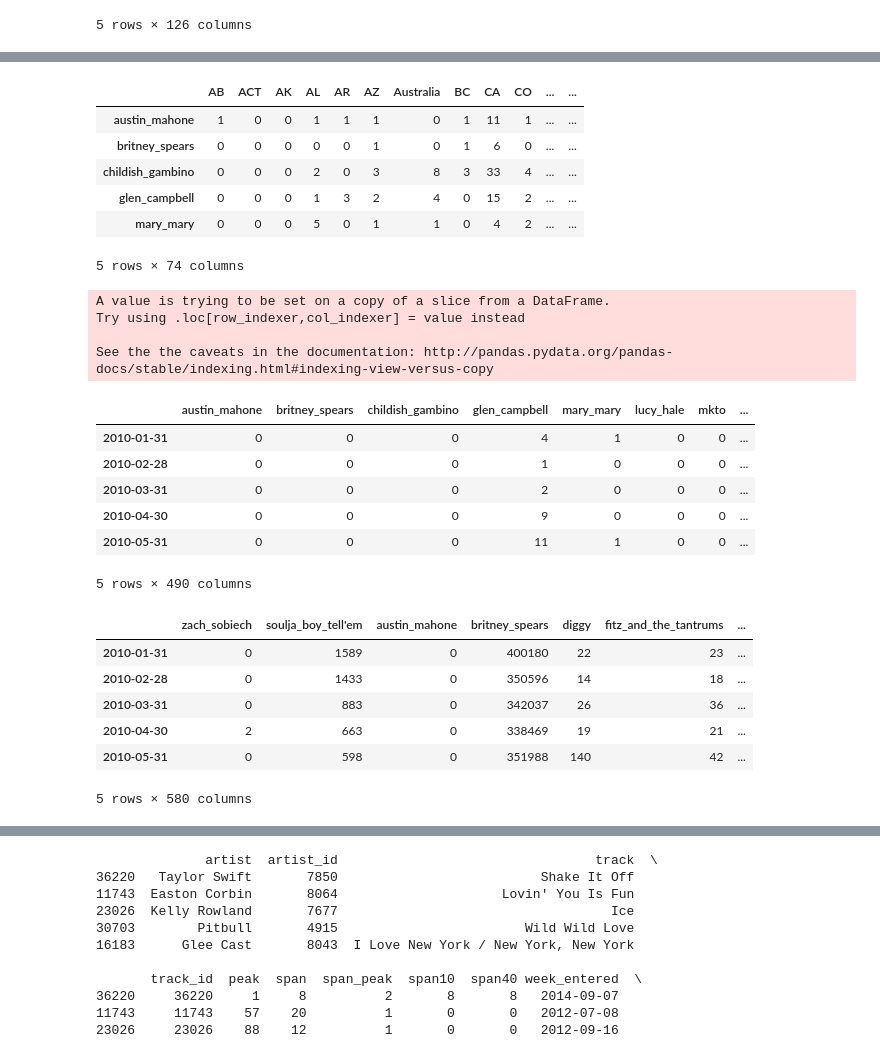
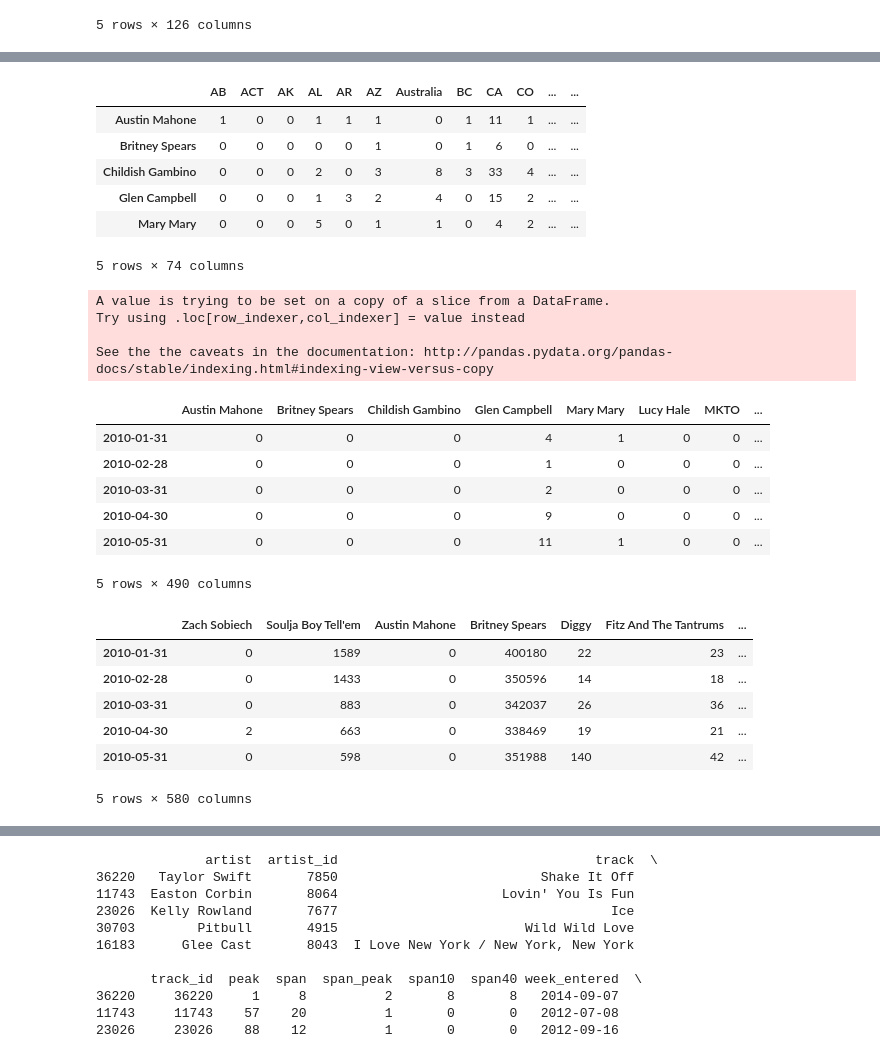
Before and after one commit to trxw/CDIPS_PandoraTeam, a Jupyter notebook: analysis.ipynb, the cells around one changed output, grey strips where cells are left out. Cells and saved outputs as stored; diff of their text form; code cells hidden in the pictures.

```diff
--- a/analysis.ipynb
+++ b/analysis.ipynb
@@ -142,8 +142,8 @@ for i,artist in artists[pd.notnull(artists.npr_artist_id)].iterrows():
     fvals = vals / float(total)
     fvals
 
-    df_num = pd.DataFrame([vals],columns=cols,index =[artist.artist_name_underscore])
-    df_frac = pd.DataFrame([vals/float(total)],columns=cols,index = [artist.artist_name_underscore])
+    df_num = pd.DataFrame([vals],columns=cols,index =[artist.artist_name_clean])
+    df_frac = pd.DataFrame([vals/float(total)],columns=cols,index = [artist.artist_name_clean])
     df_num['total'] = total
     df_frac['total'] = total
 
@@ -192,9 +192,9 @@ for i,artist in artists[pd.notnull(artists.npr_artist_id)].iterrows():
     #npr_by_year[int(artist['npr_artist_id'])] = years
     #npr_by_month[int(artist['npr_artist_id'])] = months
 
-    npr_by_week[artist.artist_name_underscore] = weeks
-    npr_by_year[artist.artist_name_underscore] = years
-    npr_by_month[artist.artist_name_underscore] = months
+    npr_by_week[artist.artist_name_clean] = weeks
+    npr_by_year[artist.artist_name_clean] = years
+    npr_by_month[artist.artist_name_clean] = months
 
 npr_by_week = npr_by_week.fillna(0)
 npr_by_year = npr_by_year.fillna(0)
@@ -247,8 +247,8 @@ for i,artist in artists[pd.notnull(artists.mbz_id)].iterrows():
     fvals = vals / float(total)
     fvals
 
-    df_num = pd.DataFrame([vals],columns=cols,index =[artist.artist_name_underscore])
-    df_frac = pd.DataFrame([vals/float(total)],columns=cols,index = [artist.artist_name_underscore])
+    df_num = pd.DataFrame([vals],columns=cols,index =[artist.artist_name_clean])
+    df_frac = pd.DataFrame([vals/float(total)],columns=cols,index = [artist.artist_name_clean])
     df_num['total'] = total
     df_frac['total'] = total
 
@@ -260,11 +260,11 @@ concert_stats = concert_stats.fillna(0)
 concert_stats.head()
 # %% [output]
 |  | AB | ACT | AK | AL | AR | AZ | Australia | BC | CA | CO | ... | ... |
-| austin_mahone | 1 | 0 | 0 | 1 | 1 | 1 | 0 | 1 | 11 | 1 | ... | ... |
-| britney_spears | 0 | 0 | 0 | 0 | 0 | 1 | 0 | 1 | 6 | 0 | ... | ... |
-| childish_gambino | 0 | 0 | 0 | 2 | 0 | 3 | 8 | 3 | 33 | 4 | ... | ... |
-| glen_campbell | 0 | 0 | 0 | 1 | 3 | 2 | 4 | 0 | 15 | 2 | ... | ... |
-| mary_mary | 0 | 0 | 0 | 5 | 0 | 1 | 1 | 0 | 4 | 2 | ... | ... |
+| Austin Mahone | 1 | 0 | 0 | 1 | 1 | 1 | 0 | 1 | 11 | 1 | ... | ... |
+| Britney Spears | 0 | 0 | 0 | 0 | 0 | 1 | 0 | 1 | 6 | 0 | ... | ... |
+| Childish Gambino | 0 | 0 | 0 | 2 | 0 | 3 | 8 | 3 | 33 | 4 | ... | ... |
+| Glen Campbell | 0 | 0 | 0 | 1 | 3 | 2 | 4 | 0 | 15 | 2 | ... | ... |
+| Mary Mary | 0 | 0 | 0 | 5 | 0 | 1 | 1 | 0 | 4 | 2 | ... | ... |
 5 rows × 74 columns
 # %%
 # create concert time series
@@ -276,37 +276,37 @@ concerts_by_year = pd.DataFrame()
 for i,artist in artists[pd.notnull(artists.mbz_id)].iterrows():
 #artist = artists.iloc[3]
 #a_concerts.date = pd.to_datetime(a_concerts)
 
     a_concerts = concerts[concerts.mbz_id == artist.mbz_id]
     a_concerts['count'] = 1
     concert_series = a_concerts.set_index(pd.DatetimeIndex(a_concerts['date']))
     #concert_series = a_concerts.set_index(pd.datetimeIn'date')
     months = concert_series['count'].resample('M', how='sum')
     years = concert_series['count'].resample('A', how='sum')
     weeks = concert_series['count'].resample('W', how='sum')
 
     months = months.reindex(m_rng)
     weeks = weeks.reindex(w_rng)
     years = years.reindex(y_rng)
 
     #concerts_by_week[artist['mbz_id']] = weeks
     #concerts_by_year[artist['mbz_id']] = years
     #concerts_by_month[artist['mbz_id']] = months
-    concerts_by_week[artist['artist_name_underscore']] = weeks
-    concerts_by_year[artist['artist_name_underscore']] = years
-    concerts_by_month[artist['artist_name_underscore']] = months
+    concerts_by_week[artist['artist_name_clean']] = weeks
+    concerts_by_year[artist['artist_name_clean']] = years
+    concerts_by_month[artist['artist_name_clean']] = months
 
 concerts_by_week = concerts_by_week.fillna(0)
 concerts_by_year = concerts_by_year.fillna(0)
 concerts_by_month = concerts_by_month.fillna(0)
 
 concerts_by_month.head()
 # %% [output]
 A value is trying to be set on a copy of a slice from a DataFrame.
 Try using .loc[row_indexer,col_indexer] = value instead
 
 See the the caveats in the documentation: http://pandas.pydata.org/pandas-docs/stable/indexing.html#indexing-view-versus-copy
-|  | austin_mahone | britney_spears | childish_gambino | glen_campbell | mary_mary | lucy_hale | mkto | ... |
+|  | Austin Mahone | Britney Spears | Childish Gambino | Glen Campbell | Mary Mary | Lucy Hale | MKTO | ... |
 | 2010-01-31 | 0 | 0 | 0 | 4 | 1 | 0 | 0 | ... |
 | 2010-02-28 | 0 | 0 | 0 | 1 | 0 | 0 | 0 | ... |
 | 2010-03-31 | 0 | 0 | 0 | 2 | 0 | 0 | 0 | ... |
@@ -337,9 +337,9 @@ for i,artist in artists[ artists.artist_name_underscore.isin(
     weeks = weeks.reindex(w_rng)
     years = years.reindex(y_rng)
 
-    wiki_by_week[artist['artist_name_underscore']] = weeks
-    wiki_by_year[artist['artist_name_underscore']] = years
-    wiki_by_month[artist['artist_name_underscore']] = months
+    wiki_by_week[artist['artist_name_clean']] = weeks
+    wiki_by_year[artist['artist_name_clean']] = years
+    wiki_by_month[artist['artist_name_clean']] = months
 
 wiki_by_week = wiki_by_week.fillna(0)
 wiki_by_year = wiki_by_year.fillna(0)
@@ -347,7 +347,7 @@ wiki_by_month = wiki_by_month.fillna(0)
 
 wiki_by_month.head()
 # %% [output]
-|  | zach_sobiech | soulja_boy_tell'em | austin_mahone | britney_spears | diggy | fitz_and_the_tantrums | ... |
+|  | Zach Sobiech | Soulja Boy Tell'em | Austin Mahone | Britney Spears | Diggy | Fitz And The Tantrums | ... |
 | 2010-01-31 | 0 | 1589 | 0 | 400180 | 22 | 23 | ... |
 | 2010-02-28 | 0 | 1433 | 0 | 350596 | 14 | 18 | ... |
 | 2010-03-31 | 0 | 883 | 0 | 342037 | 26 | 36 | ... |
```
Also changed, not shown: parts of 29 cells of this notebook.
